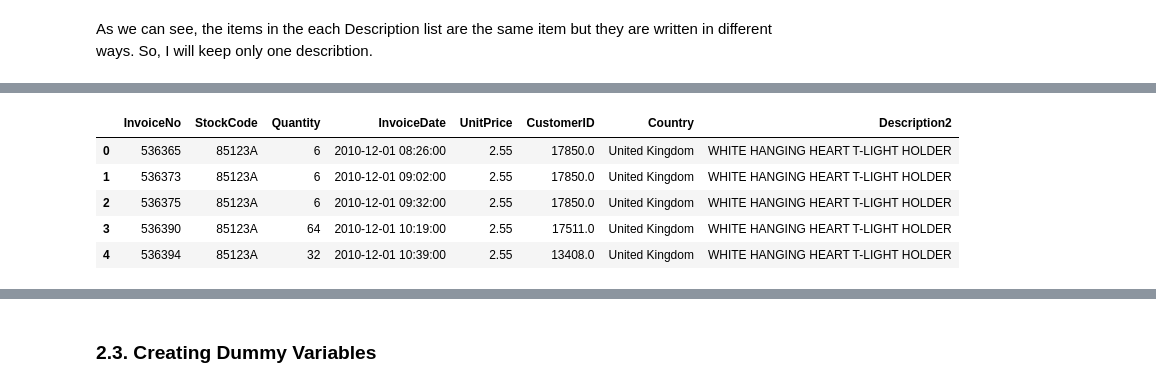
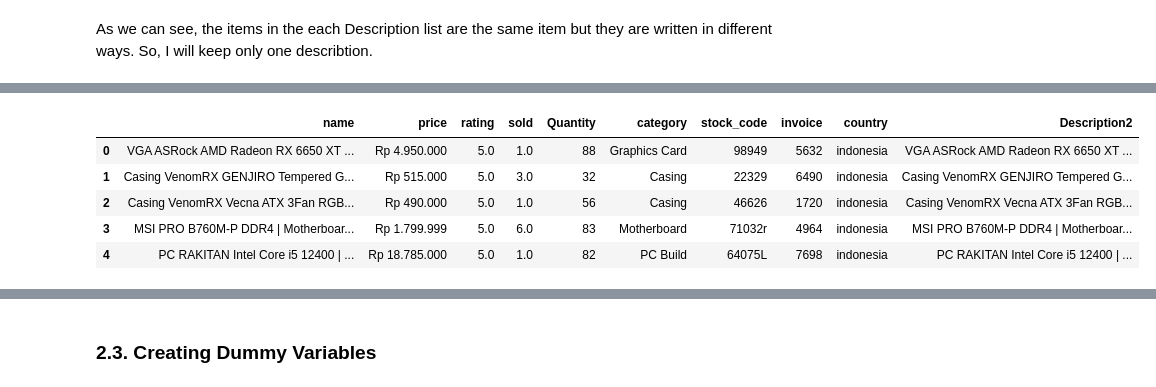
Before and after one commit to Moneyacz/Kreatoroom, a Jupyter notebook: models/bundling_recom.ipynb, the cells around one changed output, grey strips where cells are left out. Saved outputs shown, nothing was run; the diff lists cells and outputs as text; code cells hidden in the pictures.

```diff
--- a/models/bundling_recom.ipynb
+++ b/models/bundling_recom.ipynb
@@ -205,7 +199,7 @@ This section includes:
 * Keeping only one description for each Stock codes.
 # %%
 # Removing the price and quantity that are less than or equal to 0
-clean_df = clean_df[(clean_df.Quantity >= 0) & (clean_df.UnitPrice >= 0)]
+clean_df = clean_df[(clean_df.Quantity >= 0)]
 # %%
 clean_df.describe()
 # %% [output]
@@ -221,7 +215,7 @@ clean_df.describe()
 # %%
 # Check the number of invoices that starts with letter 'c', cancellation.
-clean_df['InvoiceNo'] = clean_df['InvoiceNo'].astype('str')
-clean_df[clean_df['InvoiceNo'].str.contains("c")].shape[0]
+clean_df['invoice'] = clean_df['invoice'].astype('str')
+clean_df[clean_df['invoice'].str.contains("c")].shape[0]
 # %% [output]
 0
 # %%
@@ -246,7 +240,7 @@ def has_right_scode(input):
         return False
 
 
-clean_df['StockCode'] = clean_df['StockCode'].astype('str')
-clean_df = clean_df[clean_df['StockCode'].apply(has_right_scode) == True]
+clean_df['stock_code'] = clean_df['stock_code'].astype('str')
+clean_df = clean_df[clean_df['stock_code'].apply(has_right_scode) == True]
 clean_df.head()
 # %% [output]
@@ -260,7 +254,7 @@ clean_df.head()
 # One discription for each stock code
 
 # Put all Descriptions of each StockCode in a list
-df_itms = pd.DataFrame(clean_df.groupby('StockCode').apply(lambda x: x['Description'].unique())).reset_index()
+df_itms = pd.DataFrame(clean_df.groupby('stock_code').apply(lambda x: x['Description'].unique())).reset_index()
 df_itms.rename(columns = { 0: 'Description2'}, inplace = True)
 
 # StockCode that have more than one Description
@@ -312,15 +286,15 @@ df_itms[df_itms['Description2'].str.len() != 1]
 # %%
 # Merge clean_df with df_itms
-clean_df = pd.merge(clean_df, df_itms, on = 'StockCode')
+clean_df = pd.merge(clean_df, df_itms, on = 'stock_code')
 clean_df = clean_df.drop('Description', axis = 1)
 clean_df.head()
 # %% [output]
-|  | InvoiceNo | StockCode | Quantity | InvoiceDate | UnitPrice | CustomerID | Country | Description2 |
-| 0 | 536365 | 85123A | 6 | 2010-12-01 08:26:00 | 2.55 | 17850.0 | United Kingdom | WHITE HANGING HEART T-LIGHT HOLDER |
-| 1 | 536373 | 85123A | 6 | 2010-12-01 09:02:00 | 2.55 | 17850.0 | United Kingdom | WHITE HANGING HEART T-LIGHT HOLDER |
-| 2 | 536375 | 85123A | 6 | 2010-12-01 09:32:00 | 2.55 | 17850.0 | United Kingdom | WHITE HANGING HEART T-LIGHT HOLDER |
-| 3 | 536390 | 85123A | 64 | 2010-12-01 10:19:00 | 2.55 | 17511.0 | United Kingdom | WHITE HANGING HEART T-LIGHT HOLDER |
-| 4 | 536394 | 85123A | 32 | 2010-12-01 10:39:00 | 2.55 | 13408.0 | United Kingdom | WHITE HANGING HEART T-LIGHT HOLDER |
+|  | name | price | rating | sold | Quantity | category | stock_code | invoice | country | Description2 |
+| 0 | VGA ASRock AMD Radeon RX 6650 XT ... | Rp 4.950.000 | 5.0 | 1.0 | 88 | Graphics Card | 98949 | 5632 | indonesia | VGA ASRock AMD Radeon RX 6650 XT ... |
+| 1 | Casing VenomRX GENJIRO Tempered G... | Rp 515.000 | 5.0 | 3.0 | 32 | Casing | 22329 | 6490 | indonesia | Casing VenomRX GENJIRO Tempered G... |
+| 2 | Casing VenomRX Vecna ATX 3Fan RGB... | Rp 490.000 | 5.0 | 1.0 | 56 | Casing | 46626 | 1720 | indonesia | Casing VenomRX Vecna ATX 3Fan RGB... |
+| 3 | MSI PRO B760M-P DDR4 | Motherboar... | Rp 1.799.999 | 5.0 | 6.0 | 83 | Motherboard | 71032r | 4964 | indonesia | MSI PRO B760M-P DDR4 | Motherboar... |
+| 4 | PC RAKITAN Intel Core i5 12400 | ... | Rp 18.785.000 | 5.0 | 1.0 | 82 | PC Build | 64075L | 7698 | indonesia | PC RAKITAN Intel Core i5 12400 | ... |
 # %%
 clean_df.rename(columns = { 'Description2': 'Description'}, inplace = True)
 clean_df.head()
```
Also changed, not shown: parts of 46 cells of this notebook, 6 other files.
